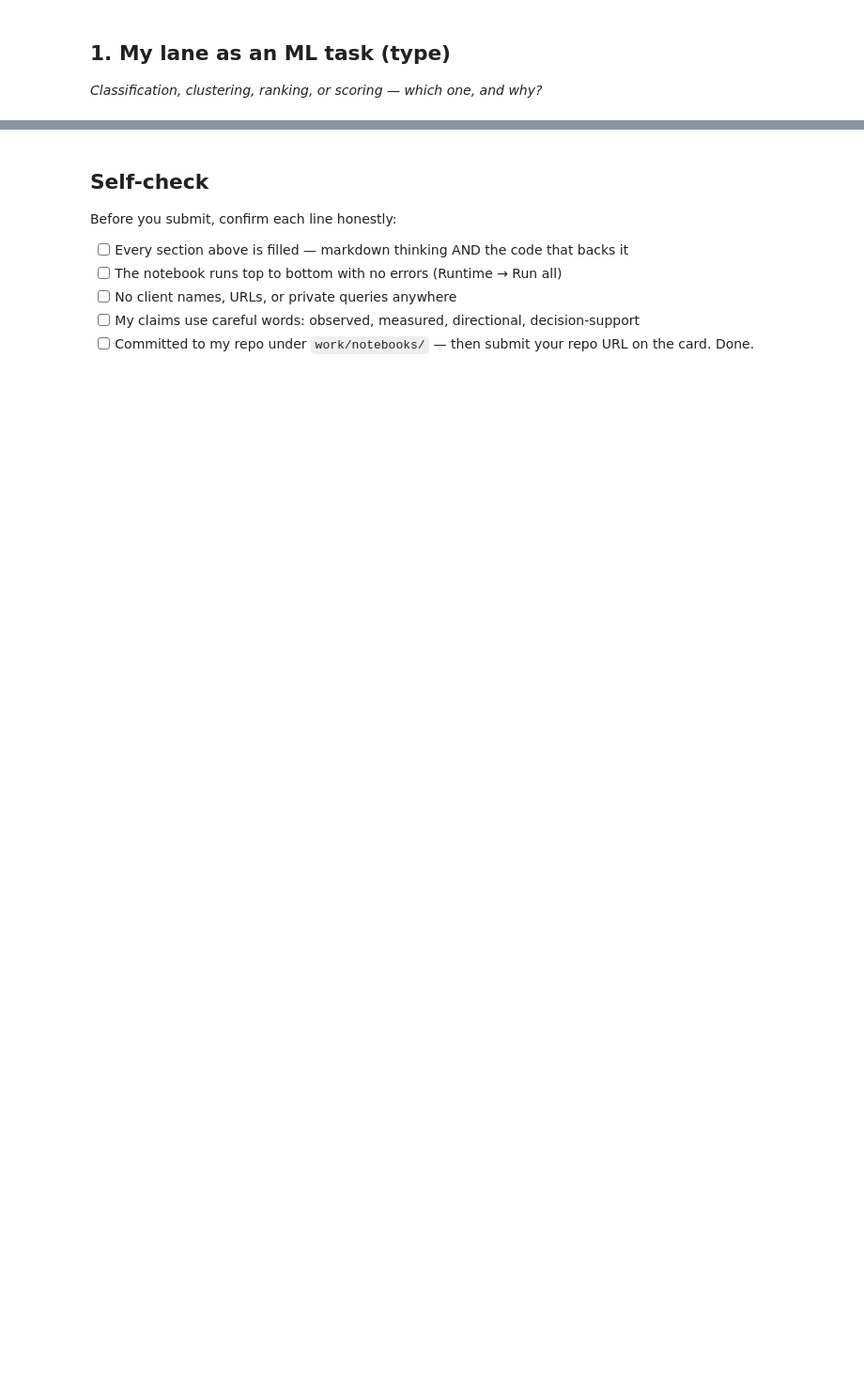
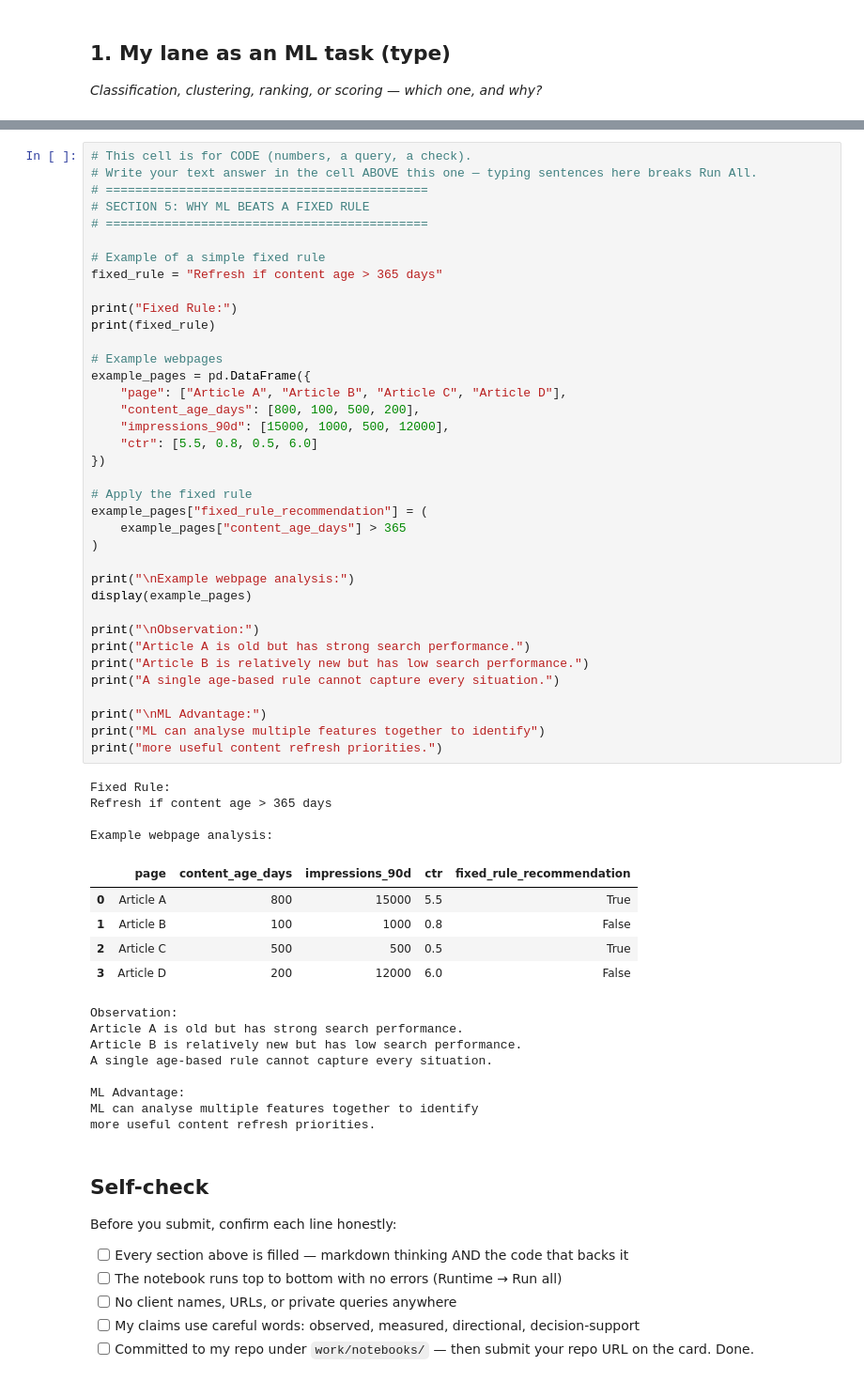
Before and after one commit to mhdaamiryo/fly-ml, a Jupyter notebook: work/notebooks/w02_ml_task_framing.ipynb, the cells around one changed output, grey strips where cells are left out. Shown at 94% size. Cells and saved outputs as stored; diff of their text form; blank space fills up the shorter version.

```diff
--- a/work/notebooks/w02_ml_task_framing.ipynb
+++ b/work/notebooks/w02_ml_task_framing.ipynb
@@ -44,3 +306,58 @@ This skeleton is yours to fill. Work the sections **in order** — each one has
+# %%
+# This cell is for CODE (numbers, a query, a check).
+# Write your text answer in the cell ABOVE this one — typing sentences here breaks Run All.
+# ============================================
+# SECTION 5: WHY ML BEATS A FIXED RULE
+# ============================================
+
+# Example of a simple fixed rule
+fixed_rule = "Refresh if content age > 365 days"
+
+print("Fixed Rule:")
+print(fixed_rule)
+
+# Example webpages
+example_pages = pd.DataFrame({
+    "page": ["Article A", "Article B", "Article C", "Article D"],
+    "content_age_days": [800, 100, 500, 200],
+    "impressions_90d": [15000, 1000, 500, 12000],
+    "ctr": [5.5, 0.8, 0.5, 6.0]
+})
+
+# Apply the fixed rule
+example_pages["fixed_rule_recommendation"] = (
+    example_pages["content_age_days"] > 365
+)
+
+print("\nExample webpage analysis:")
+display(example_pages)
+
+print("\nObservation:")
+print("Article A is old but has strong search performance.")
+print("Article B is relatively new but has low search performance.")
+print("A single age-based rule cannot capture every situation.")
+
+print("\nML Advantage:")
+print("ML can analyse multiple features together to identify")
+print("more useful content refresh priorities.")
+# %% [output]
+Fixed Rule:
+Refresh if content age > 365 days
+
+Example webpage analysis:
+|  | page | content_age_days | impressions_90d | ctr | fixed_rule_recommendation |
+| 0 | Article A | 800 | 15000 | 5.5 | True |
+| 1 | Article B | 100 | 1000 | 0.8 | False |
+| 2 | Article C | 500 | 500 | 0.5 | True |
+| 3 | Article D | 200 | 12000 | 6.0 | False |
+Observation:
+Article A is old but has strong search performance.
+Article B is relatively new but has low search performance.
+A single age-based rule cannot capture every situation.
+
+ML Advantage:
+ML can analyse multiple features together to identify
+more useful content refresh priorities.
 # %% [markdown]
 ## Self-check
 
```
Also changed, not shown: parts of 16 cells of this notebook.
